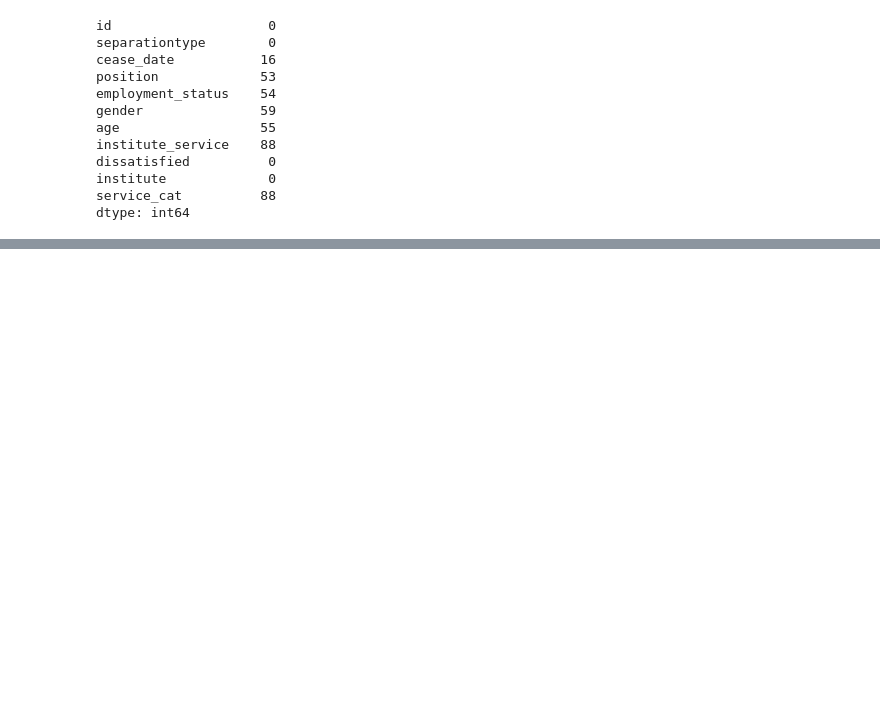
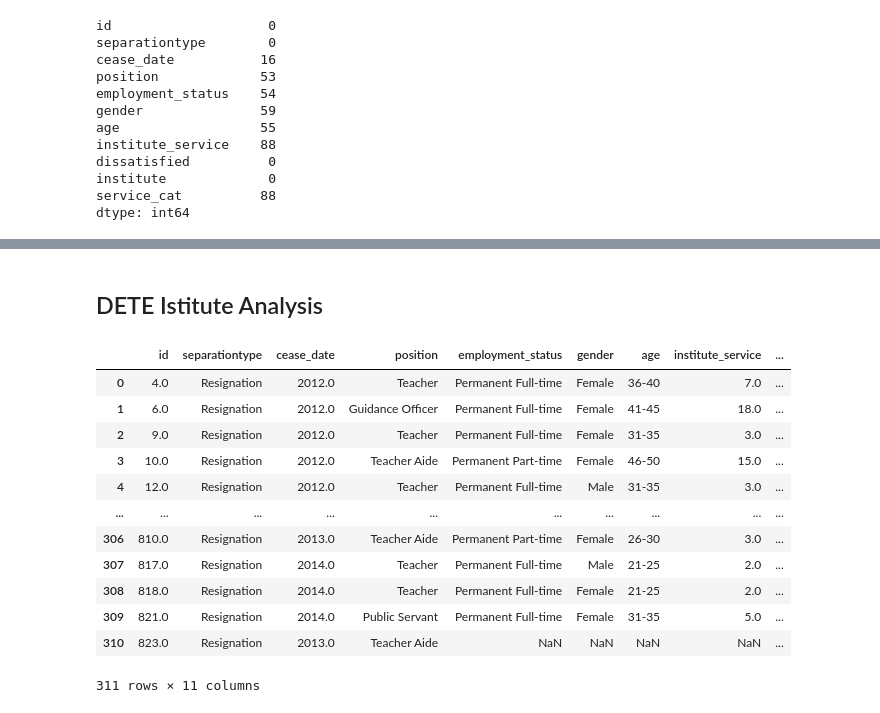
Before and after one commit to raduspaimoc/DataQuest-Projects, a Jupyter notebook: Guided Project_ Clean And Analyze Employee Exit Surveys/Clean And Analyze Employee Exit Surveys.ipynb, the cells around one changed output, grey strips where cells are left out. Cells and saved outputs as stored; diff of their text form; code cells hidden in the pictures; blank space fills up the shorter version.

```diff
--- a/Guided Project_ Clean And Analyze Employee Exit Surveys/Clean And Analyze Employee Exit Surveys.ipynb
+++ b/Guided Project_ Clean And Analyze Employee Exit Surveys/Clean And Analyze Employee Exit Surveys.ipynb
@@ -995,0 +1140,19 @@ Created a new column indicating if an employee resigned because they were dissat
+# %% [markdown]
+## DETE Istitute Analysis
+# %%
+dete_df = combined_updated[combined_updated["institute"] == "DETE"]
+dete_df
+# %% [output]
+|  | id | separationtype | cease_date | position | employment_status | gender | age | institute_service | ... |
+| 0 | 4.0 | Resignation | 2012.0 | Teacher | Permanent Full-time | Female | 36-40 | 7.0 | ... |
+| 1 | 6.0 | Resignation | 2012.0 | Guidance Officer | Permanent Full-time | Female | 41-45 | 18.0 | ... |
+| 2 | 9.0 | Resignation | 2012.0 | Teacher | Permanent Full-time | Female | 31-35 | 3.0 | ... |
+| 3 | 10.0 | Resignation | 2012.0 | Teacher Aide | Permanent Part-time | Female | 46-50 | 15.0 | ... |
+| 4 | 12.0 | Resignation | 2012.0 | Teacher | Permanent Full-time | Male | 31-35 | 3.0 | ... |
+| ... | ... | ... | ... | ... | ... | ... | ... | ... | ... |
+| 306 | 810.0 | Resignation | 2013.0 | Teacher Aide | Permanent Part-time | Female | 26-30 | 3.0 | ... |
+| 307 | 817.0 | Resignation | 2014.0 | Teacher | Permanent Full-time | Male | 21-25 | 2.0 | ... |
+| 308 | 818.0 | Resignation | 2014.0 | Teacher | Permanent Full-time | Female | 21-25 | 2.0 | ... |
+| 309 | 821.0 | Resignation | 2014.0 | Public Servant | Permanent Full-time | Female | 31-35 | 5.0 | ... |
+| 310 | 823.0 | Resignation | 2013.0 | Teacher Aide | NaN | NaN | NaN | NaN | ... |
+311 rows × 11 columns
```
Also changed, not shown: parts of 23 cells of this notebook.
